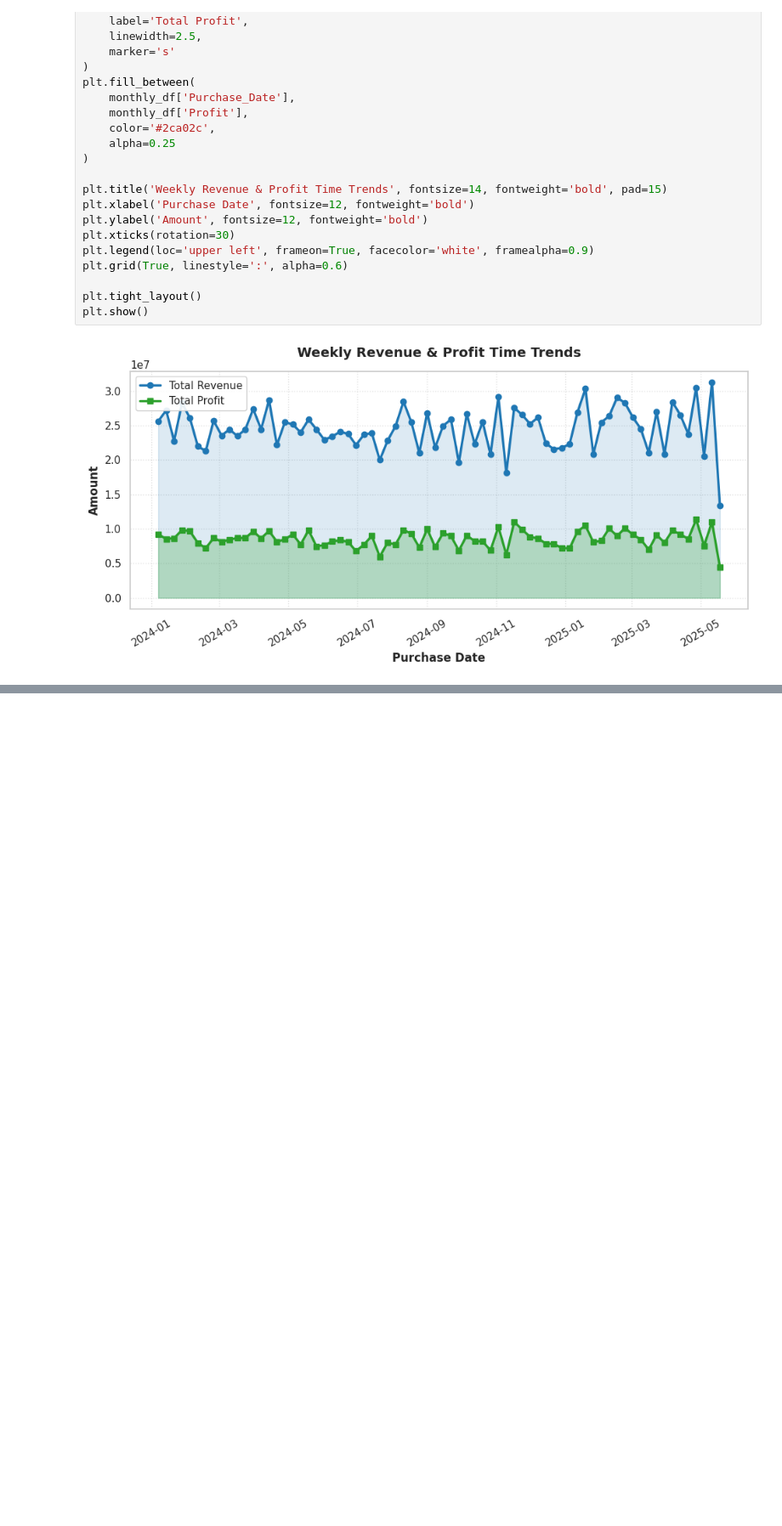
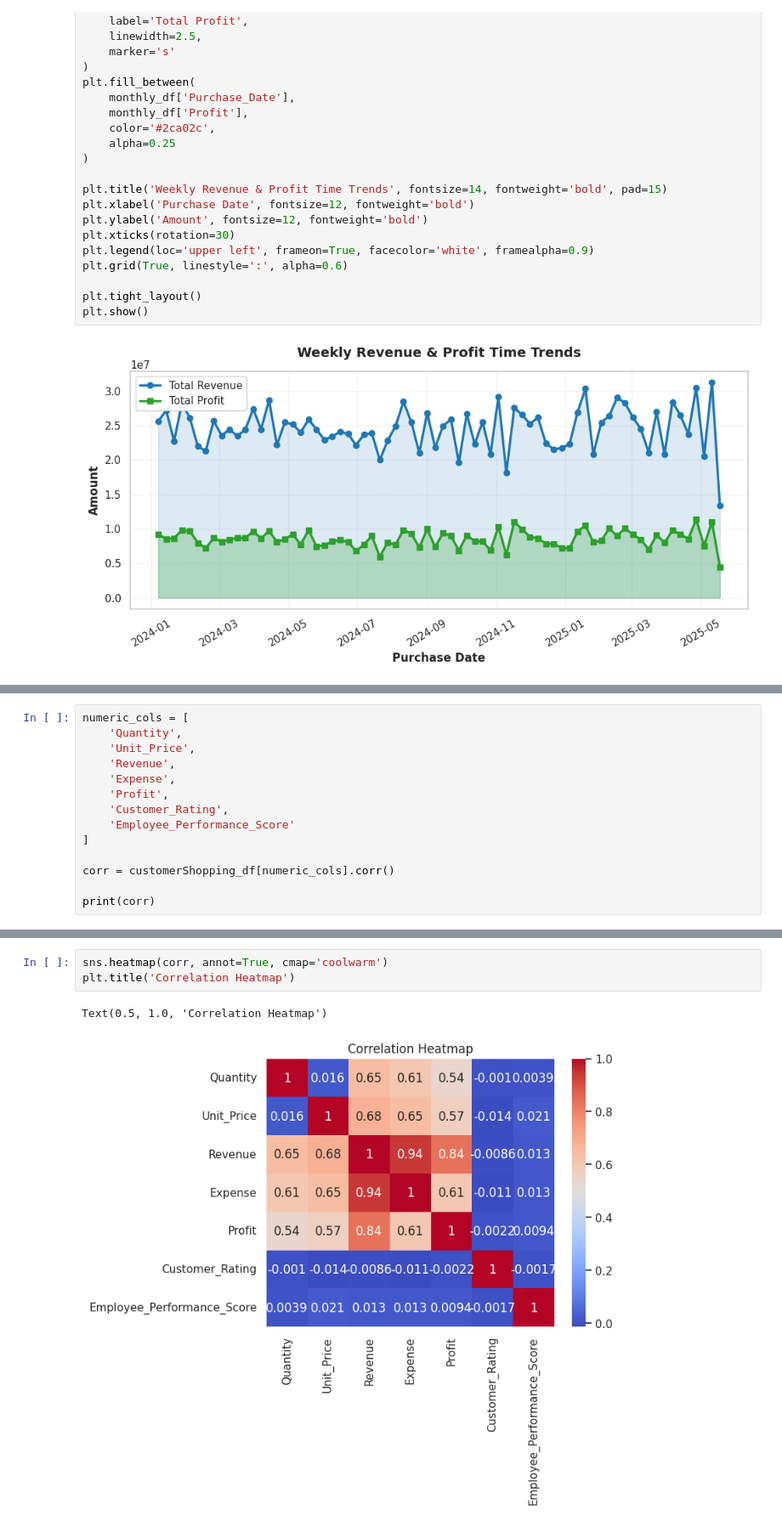
Before and after one commit to csathishit89/customer_shopping_feedback, a Jupyter notebook: Customer_Shopping_Feedback.ipynb, the cells around one changed output, grey strips where cells are left out. Shown at 85% size. Drawn from its saved outputs; the diff is of its cells as text; blank space fills up the shorter version.

```diff
--- a/Customer_Shopping_Feedback.ipynb
+++ b/Customer_Shopping_Feedback.ipynb
@@ -510,0 +850,14 @@ plt.show()
+# %%
+numeric_cols = [
+    'Quantity',
+    'Unit_Price',
+    'Revenue',
+    'Expense',
+    'Profit',
+    'Customer_Rating',
+    'Employee_Performance_Score'
+]
+
+corr = customerShopping_df[numeric_cols].corr()
+
+print(corr)
@@ -510,0 +882,6 @@ plt.show()
+# %%
+sns.heatmap(corr, annot=True, cmap='coolwarm')
+plt.title('Correlation Heatmap')
+# %% [output]
+Text(0.5, 1.0, 'Correlation Heatmap')
+[figure, added]
```
Also changed, not shown: parts of 61 cells of this notebook.
